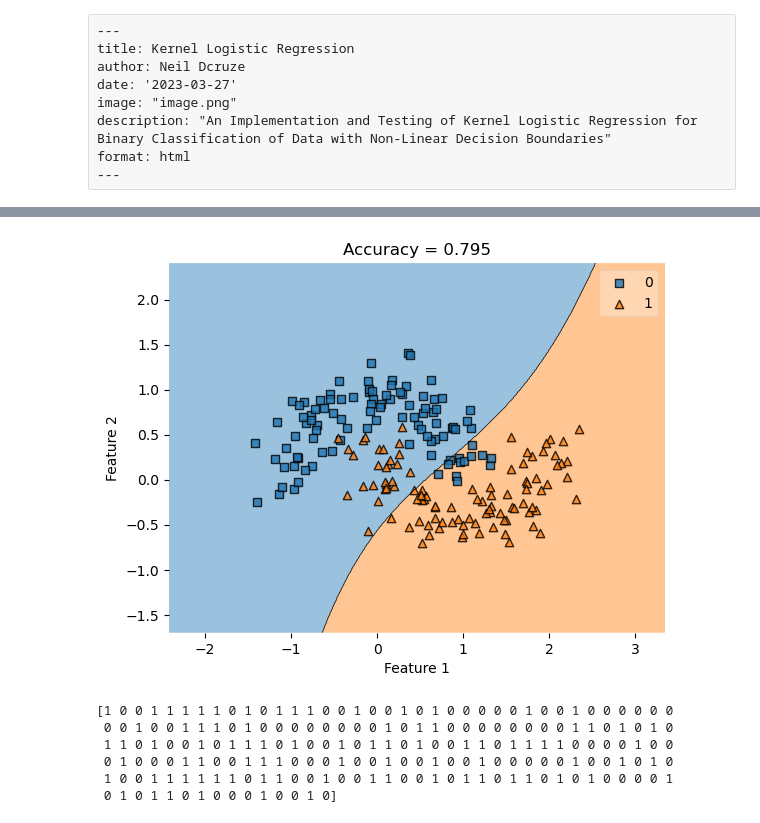
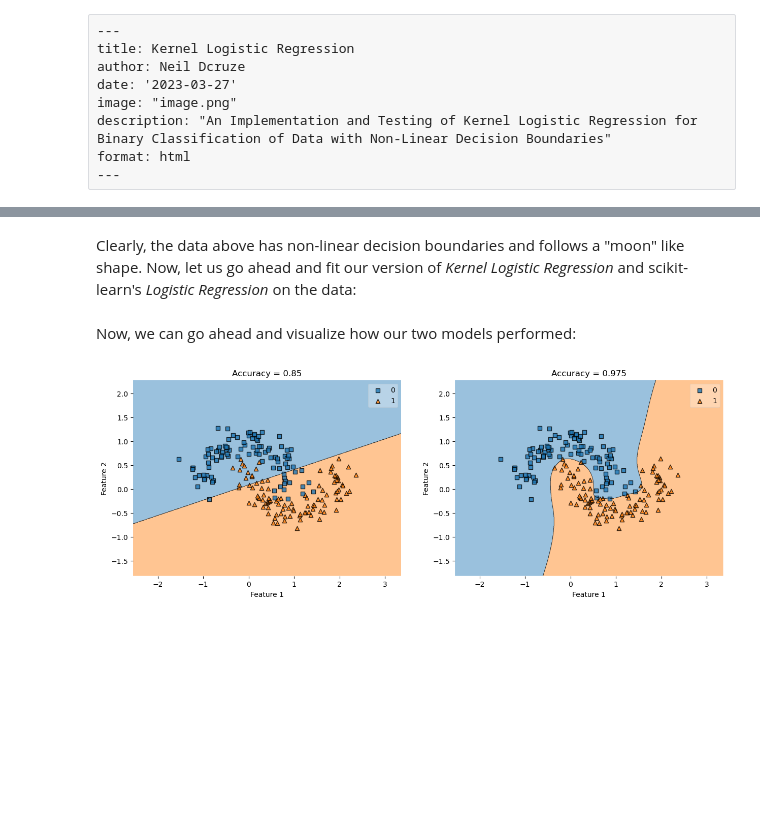
Before and after one commit to dcruzeneil/dcruzeneil.github.io, a Jupyter notebook: posts/kernel-logistic-regression/index.ipynb, the cells around one changed output, grey strips where cells are left out. Drawn from its saved outputs; the diff is of its cells as text; code cells hidden in the pictures; blank space fills up the shorter version.

```diff
--- a/posts/kernel-logistic-regression/index.ipynb
+++ b/posts/kernel-logistic-regression/index.ipynb
@@ -45,16 +45,31 @@ KLR.fit(X, y)
-# %%
-plot_decision_regions(X, y, clf = KLR)
-title = plt.gca().set(title = f"Accuracy = {(KLR.score(X,y))}",
-                      xlabel = "Feature 1",
-                      ylabel = "Feature 2")
-# %% [output]
-[figure, removed]
-# %%
-print(KLR.predict(X))
-# %% [output]
-[1 0 0 1 1 1 1 1 0 1 0 1 1 1 0 0 1 0 0 1 0 1 0 0 0 0 0 1 0 0 1 0 0 0 0 0 0
- 0 0 1 0 0 1 1 1 0 1 0 0 0 0 0 0 0 0 1 0 1 1 0 0 0 0 0 0 0 0 1 1 0 1 0 1 0
- 1 1 0 1 0 0 1 0 1 1 1 0 1 0 0 1 0 1 1 0 1 0 0 1 1 0 1 1 1 1 0 0 0 0 1 0 0
- 0 1 0 0 0 1 1 0 0 1 1 1 0 0 0 1 0 0 1 0 0 1 0 0 1 0 0 0 0 0 1 0 0 1 0 1 0
- 1 0 0 1 1 1 1 1 1 0 1 1 0 0 1 0 0 1 1 0 0 1 0 1 1 0 1 1 0 1 0 1 0 0 0 0 1
- 0 1 0 1 1 0 1 0 0 0 1 0 0 1 0]
+# %% [markdown]
+Clearly, the data above has non-linear decision boundaries and follows a "moon" like shape. Now, let us go ahead and fit our version of <i>Kernel Logistic Regression</i> and scikit-learn's <i>Logistic Regression</i> on the data:
+# %%
+#Regular logistic Regression
+LR = LogisticRegression()
+LR.fit(X, y)
+
+#Kernel Logistic Regression
+KLR = KernelLogisticRegression(rbf_kernel, gamma = 10)
+KLR.fit(X, y)
+# %% [markdown]
+Now, we can go ahead and visualize how our two models performed:
+# %%
+plt.rcParams["figure.figsize"] = (15, 5)
+fig, ax = plt.subplots(1, 2)
+
+#plotting regular Logistic Regression
+plot_decision_regions(X, y, clf = LR, ax=ax[0])
+ax[0].set_xlabel('Feature 1')
+ax[0].set_ylabel('Feature 2')
+ax[0].set_title(f"Accuracy = {(LR.score(X,y))}")
+
+#plotting regular Logistic Regression
+plot_decision_regions(X, y, clf = KLR, ax=ax[1])
+ax[1].set_xlabel('Feature 1')
+ax[1].set_ylabel('Feature 2')
+ax[1].set_title(f"Accuracy = {(KLR.score(X,y))}")
+
+plt.show()
+# %% [output]
+[figure, added]
```
Also changed, not shown: parts of 5 cells of this notebook, 6 other files.
